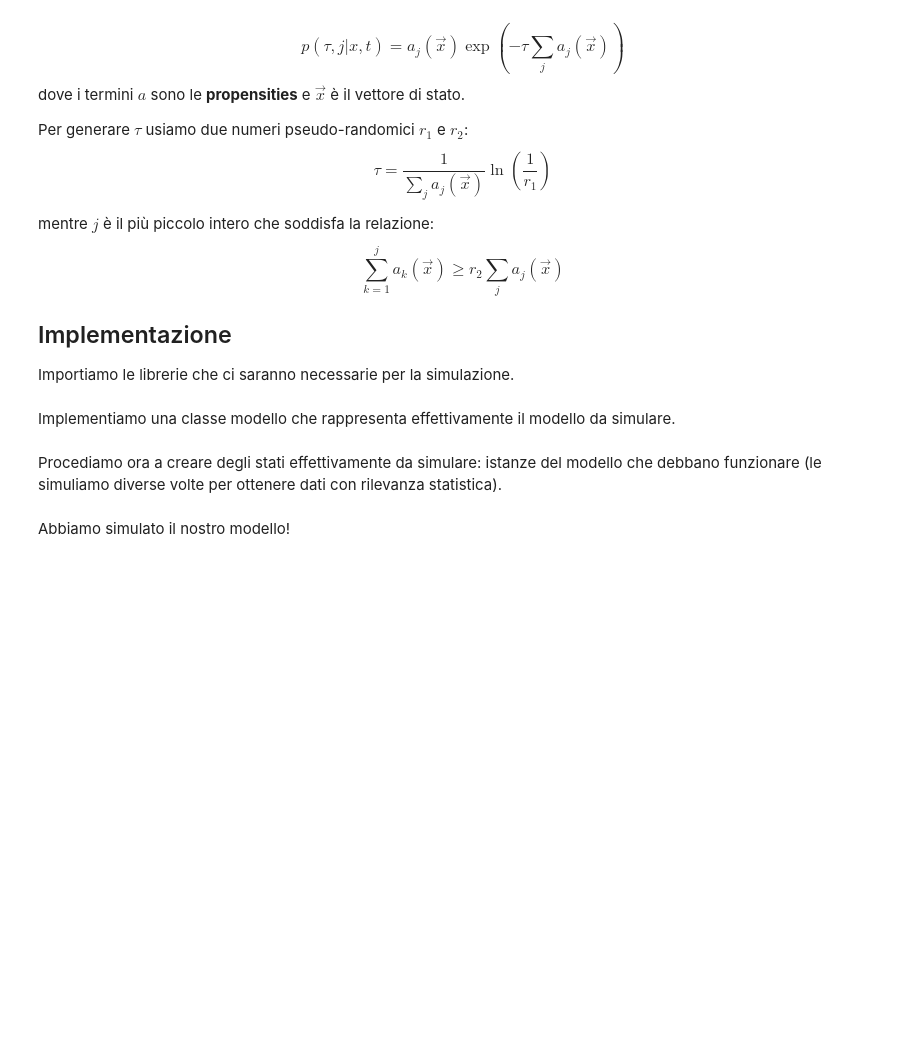
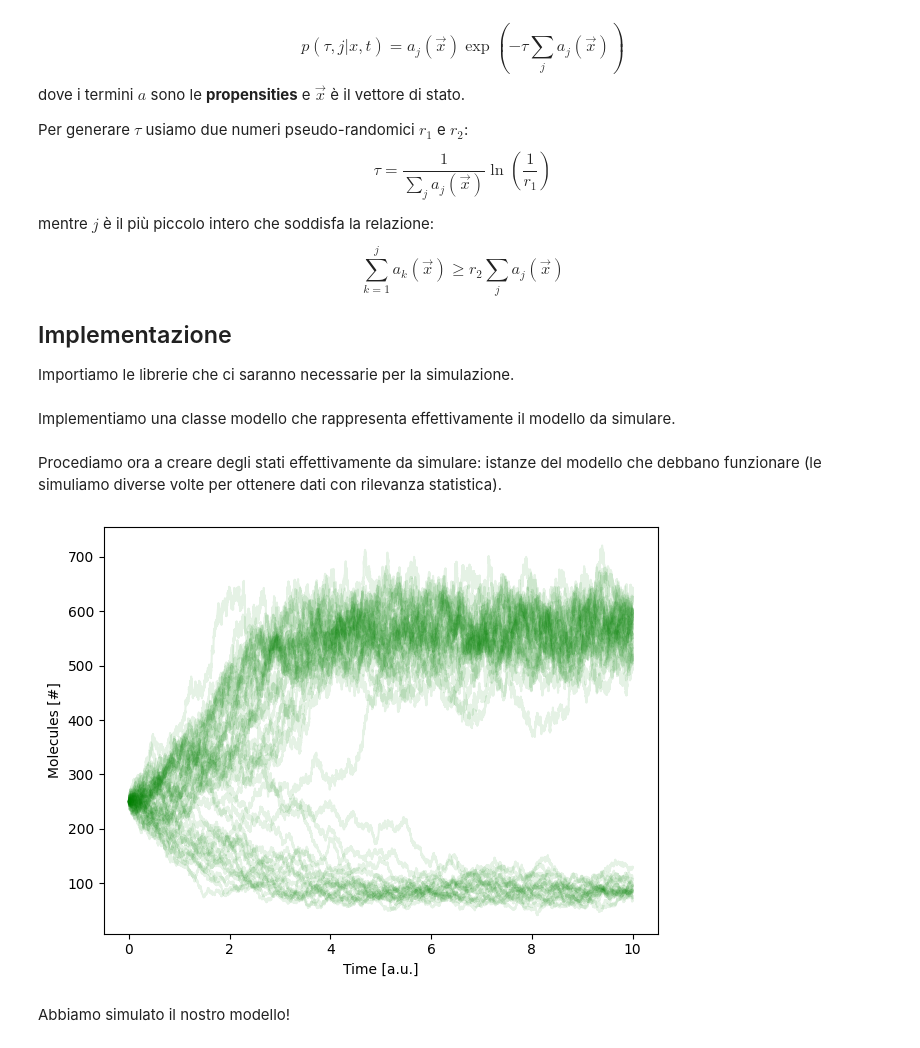
Before and after one commit to emiliodallatorre/unive-ct0570-python, a Jupyter notebook: SSA/SSA.ipynb, the cells around one changed output. Drawn from its saved outputs; the diff is of its cells as text; code cells hidden in the pictures; blank space fills up the shorter version.

```diff
--- a/SSA/SSA.ipynb
+++ b/SSA/SSA.ipynb
@@ -32,7 +32,7 @@ from tqdm import tqdm
 Implementiamo una classe modello che rappresenta effettivamente il modello da simulare.
 # %%
 class Model:
-	def __init__(self, species=[], state=[], parameters=[], reactants_stoic=[], products_stoic=[]):
+	def __init__(self, species=[], state=[], parameters=[], reactants_stoic=[], products_stoic=[], fixed=None):
 		"""
 			Initialization of the object with the information about the model.
 		"""
@@ -43,6 +43,7 @@ class Model:
 		self._products_stoic = np.array(products_stoic)
 		self._propensities = np.zeros(len(self._parameters))
 		self._time = 0
+		self._fixed = fixed
 
 	def _get_h(self, index):
 		"""
@@ -96,7 +97,14 @@ class Model:
 		index = self._get_next_reaction()
 		self._time += tau
 		change_vector = self._products_stoic[index] - self._reactants_stoic[index]
-		self._state += change_vector
+
+		if self._fixed is not None:
+			for i in range(len(self._state)):
+				if not self._fixed[i]:
+					self._state[i] += change_vector[i]
+		else:
+			self._state += change_vector
+
 		return self._time, self._state.copy()
 
 	def _calculate_tau(self):
@@ -167,37 +175,40 @@ for i in tqdm(range(50)):
 
 	michaelis_menten_model = Model(
 		species=["S", "E", "ES", "P"],
 		state = [500, 100, 0, 0],
 		parameters = [0.025, 0.1, 5.0],
 		reactants_stoic = [[1,1,0,0], [0,0,1,0], [0,0,1,0]],
 		products_stoic = [[0,0,1,0], [1,1,0,0], [0,1,0,1]]
 	)
 
 	schlogl_model = Model(
 		species=["A", "B", "X"],
 		state = [1e5, 2e5, 250],
 		parameters=[3e-7, 1e-4, 1e-3, 3.5],
 		reactants_stoic=[[1, 0, 2], [0, 0, 3], [0, 1, 0], [0, 0, 1]],
-		products_stoic=[[0, 0, 3], [1, 0, 2], [0, 0, 1], [0, 1, 0]]
+		products_stoic=[[0, 0, 3], [1, 0, 2], [0, 0, 1], [0, 1, 0]],
+		fixed=[True, True, False]
 	)
 
 	lotka_volterra = Model(
 		species=["y1", "y2", "x"],
 		state=[1000, 1000, 1],
-		parameters=[10, 1e-2, 10],
+		parameters=[10, 0.01, 10],
 		reactants_stoic=[[1, 0, 1], [1, 1, 0], [0, 0, 1]],
 		products_stoic=[[2, 0, 1], [0, 2, 0], [0, 0, 0]]
 	)
 
-	M: Model = lotka_volterra
+	M: Model = schlogl_model
 
 	times, states = M.simulate(tmax=10)
-	for n, sp in enumerate(M._species):
-		ax.plot(times, states.T[n], alpha=0.1, color=colors[n])
+
+	ax.plot(times, states.T[2], alpha=0.1, color=colors[n])
 
 ax.set_xlabel("Time [a.u.]")
 ax.set_ylabel("Molecules [#]")
 fig.tight_layout()
 fig.show()
+# %% [output]
+[figure, added]
 # %% [markdown]
 Abbiamo simulato il nostro modello!
```
